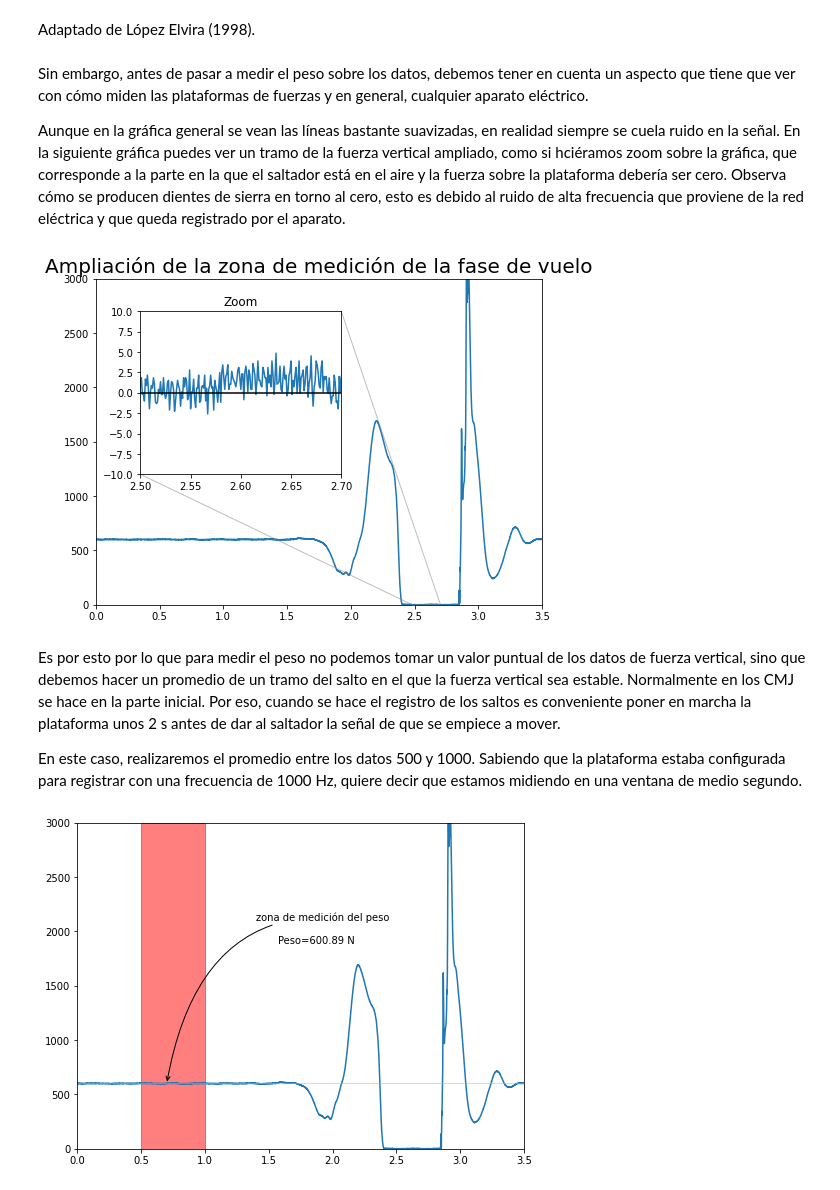
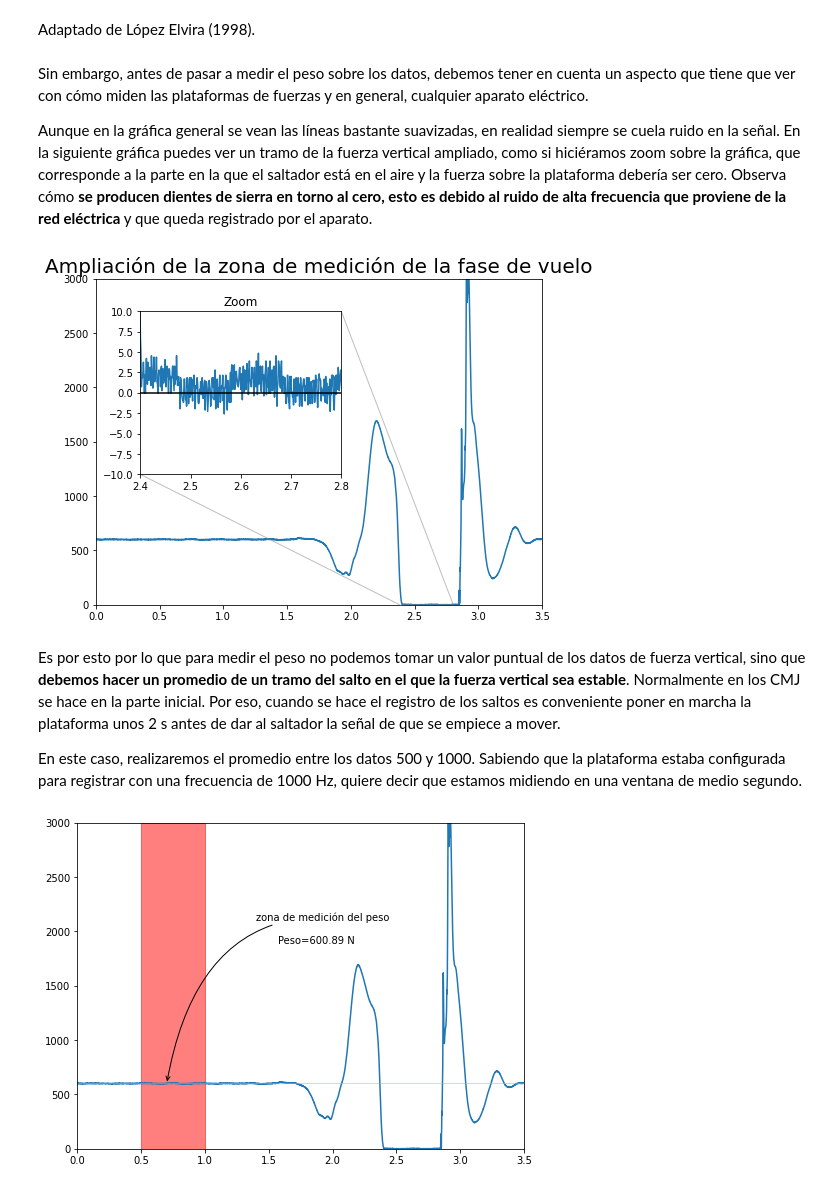
Before and after one commit to joselvira/BiomecanicaPython, a Jupyter notebook: Notebooks/Analisis_salto_vertical_Fuerzas.ipynb, the cells around one changed output. Saved outputs shown, nothing was run; the diff lists cells and outputs as text; code cells hidden in the pictures.

```diff
--- a/Notebooks/Analisis_salto_vertical_Fuerzas.ipynb
+++ b/Notebooks/Analisis_salto_vertical_Fuerzas.ipynb
@@ -80,36 +80,36 @@ Adaptado de López Elvira (1998).
 # %% [markdown]
 Sin embargo, antes de pasar a medir el peso sobre los datos, debemos tener en cuenta un aspecto que tiene que ver con cómo miden las plataformas de fuerzas y en general, cualquier aparato eléctrico.
 
-Aunque en la gráfica general se vean las líneas bastante suavizadas, en realidad siempre se cuela ruido en la señal. En la siguiente gráfica puedes ver un tramo de la fuerza vertical ampliado, como si hciéramos zoom sobre la gráfica, que corresponde a la parte en la que el saltador está en el aire y la fuerza sobre la plataforma debería ser cero. Observa cómo se producen dientes de sierra en torno al cero, esto es debido al ruido de alta frecuencia que proviene de la red eléctrica y que queda registrado por el aparato.
+Aunque en la gráfica general se vean las líneas bastante suavizadas, en realidad siempre se cuela ruido en la señal. En la siguiente gráfica puedes ver un tramo de la fuerza vertical ampliado, como si hiciéramos zoom sobre la gráfica, que corresponde a la parte en la que el saltador está en el aire y la fuerza sobre la plataforma debería ser cero. Observa cómo **se producen dientes de sierra en torno al cero, esto es debido al ruido de alta frecuencia que proviene de la red eléctrica** y que queda registrado por el aparato.
 # %%
 #Figura ampliada de la fuerza vertical
 fig, ax = plt.subplots(figsize=(8,6))
 # gráfica grande
 ax.plot(t, Fz)
 
 #Ajusta límites de la gráfica grande
-ax.set(xlim=(0.0, 3500/frec), ylim=(0, 3000))
+ax.set(xlim=(0.0, 3.5), ylim=(0, 3000))
 
 #Ubica la gráfica ampliada dentro de la figura grande
-ax_zoom = ax.inset_axes([0.1, 0.4, 0.45, 0.50]) #se pasa por orden la posición x, y, ancho y alto
+ax_zoom = ax.inset_axes([0.1, 0.4, 0.45, 0.5]) #se pasa por orden la posición x, y, ancho y alto
 
 #crea la gráfica pequeña
 ax_zoom.plot(t, Fz)
 
 ax_zoom.axhline(0.0, color='k')
 
-ax_zoom.set(title='Zoom', xlim=(2500/frec, 2700/frec), ylim=(-10, 10))# , xticks=[-1,0,1], yticks = [-0.01, 0, 0.01, 0.02])
+ax_zoom.set(title='Zoom', xlim=(2.4, 2.8), ylim=(-10, 10)) #los valores de xlim son unidades de tiempo (segundos) y a del ylim unidades de fuerza (newtons)
 
 ax.set_title('Ampliación de la zona de medición de la fase de vuelo', fontsize=20)
 
 #Indica automáticamente la región ampliada encuadrándola y haciendo el efecto de zoom
 ax.indicate_inset_zoom(ax_zoom)
 
 plt.show()
 # %% [output]
-[figure, old version]
+[figure, new version]
 # %% [markdown]
-Es por esto por lo que para medir el peso no podemos tomar un valor puntual de los datos de fuerza vertical, sino que debemos hacer un promedio de un tramo del salto en el que la fuerza vertical sea estable. Normalmente en los CMJ se hace en la parte inicial. Por eso, cuando se hace el registro de los saltos es conveniente poner en marcha la plataforma unos 2 s antes de dar al saltador la señal de que se empiece a mover.
+Es por esto por lo que para medir el peso no podemos tomar un valor puntual de los datos de fuerza vertical, sino que **debemos hacer un promedio de un tramo del salto en el que la fuerza vertical sea estable**. Normalmente en los CMJ se hace en la parte inicial. Por eso, cuando se hace el registro de los saltos es conveniente poner en marcha la plataforma unos 2 s antes de dar al saltador la señal de que se empiece a mover.
 
 En este caso, realizaremos el promedio entre los datos 500 y 1000. Sabiendo que la plataforma estaba configurada para registrar con una frecuencia de 1000 Hz, quiere decir que estamos midiendo en una ventana de medio segundo.
 # %%
```
Also changed, not shown: parts of 17 cells of this notebook.
